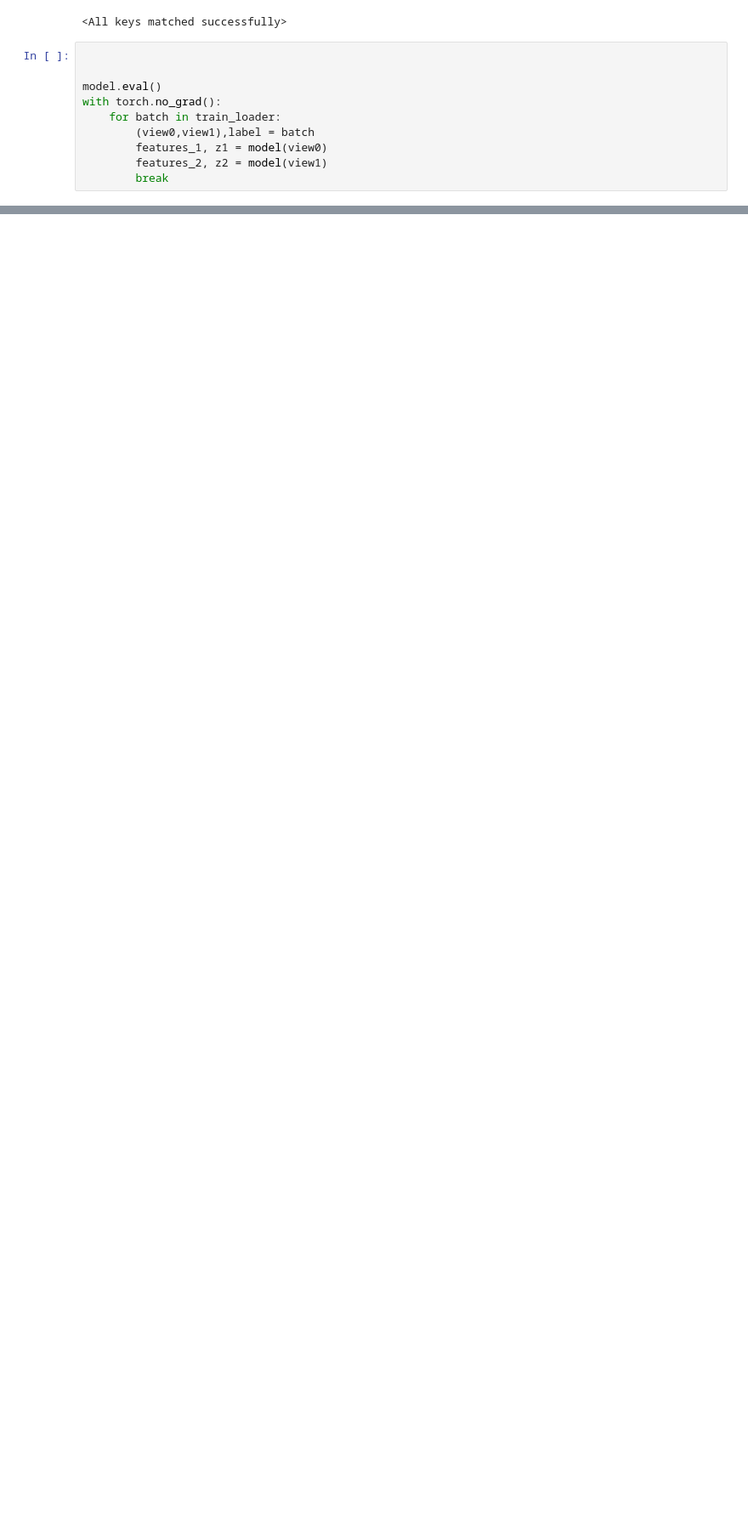
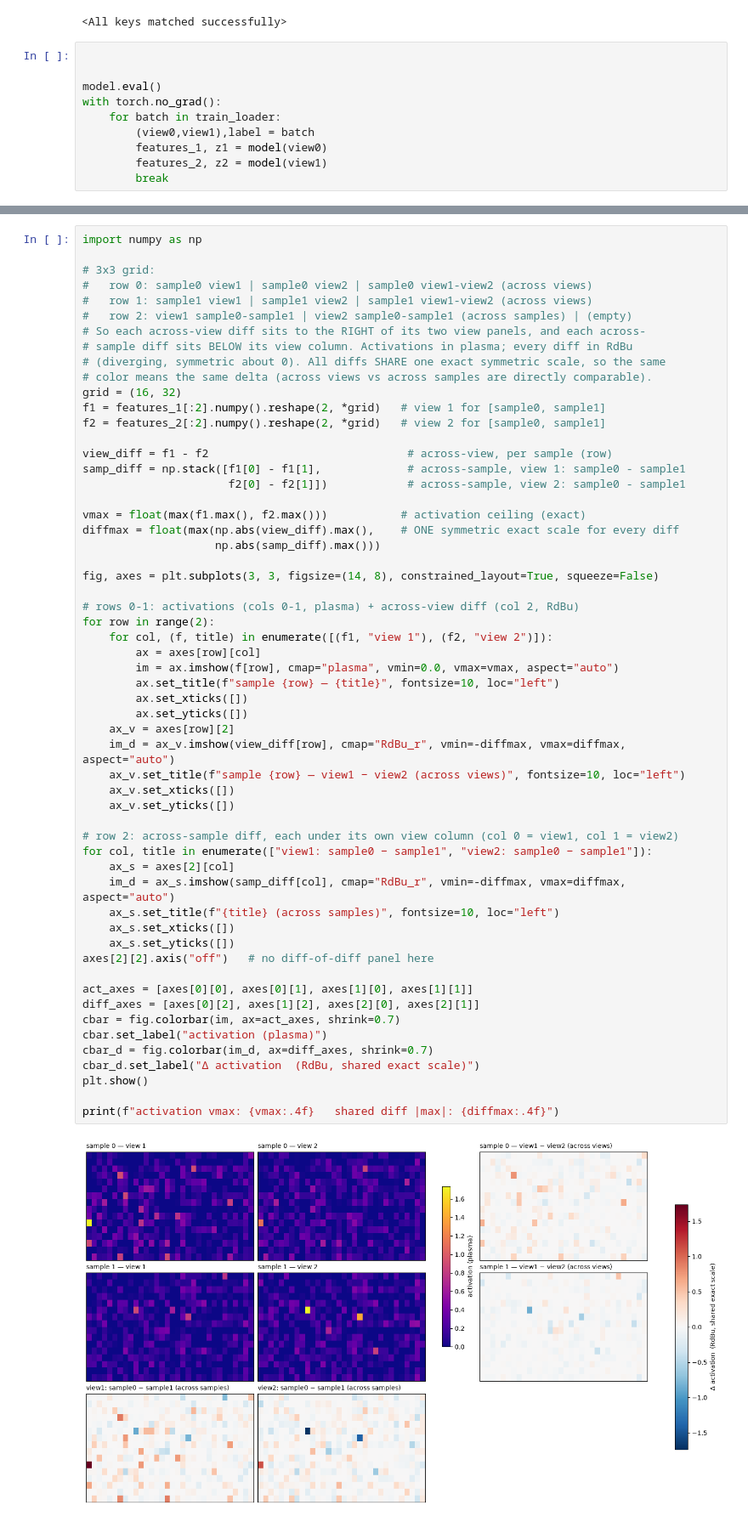
Before and after one commit to Hawar-Dzaee/eb_jepa, a Jupyter notebook: examples/my_image_jepa/notebooks/post_training/understanding_features.ipynb, the cells around one changed output, grey strips where cells are left out. Shown at 85% size. Drawn from its saved outputs; the diff is of its cells as text; blank space fills up the shorter version.

Commit message:
finishing understanding features and clustering

```diff
--- a/examples/my_image_jepa/notebooks/post_training/understanding_features.ipynb
+++ b/examples/my_image_jepa/notebooks/post_training/understanding_features.ipynb
@@ -552,0 +143,59 @@ d(frog, horse)       = 0.159   vs   d(car, boat) = 0.172   (|diff| 0.012)
+# %%
+import numpy as np
+
+# 3x3 grid:
+#   row 0: sample0 view1 | sample0 view2 | sample0 view1-view2 (across views)
+#   row 1: sample1 view1 | sample1 view2 | sample1 view1-view2 (across views)
+#   row 2: view1 sample0-sample1 | view2 sample0-sample1 (across samples) | (empty)
+# So each across-view diff sits to the RIGHT of its two view panels, and each across-
+# sample diff sits BELOW its view column. Activations in plasma; every diff in RdBu
+# (diverging, symmetric about 0). All diffs SHARE one exact symmetric scale, so the same
+# color means the same delta (across views vs across samples are directly comparable).
+grid = (16, 32)
+f1 = features_1[:2].numpy().reshape(2, *grid)   # view 1 for [sample0, sample1]
+f2 = features_2[:2].numpy().reshape(2, *grid)   # view 2 for [sample0, sample1]
+
+view_diff = f1 - f2                              # across-view, per sample (row)
+samp_diff = np.stack([f1[0] - f1[1],             # across-sample, view 1: sample0 - sample1
+                      f2[0] - f2[1]])            # across-sample, view 2: sample0 - sample1
+
+vmax = float(max(f1.max(), f2.max()))           # activation ceiling (exact)
+diffmax = float(max(np.abs(view_diff).max(),    # ONE symmetric exact scale for every diff
+                    np.abs(samp_diff).max()))
+
+fig, axes = plt.subplots(3, 3, figsize=(14, 8), constrained_layout=True, squeeze=False)
+
+# rows 0-1: activations (cols 0-1, plasma) + across-view diff (col 2, RdBu)
+for row in range(2):
+    for col, (f, title) in enumerate([(f1, "view 1"), (f2, "view 2")]):
+        ax = axes[row][col]
+        im = ax.imshow(f[row], cmap="plasma", vmin=0.0, vmax=vmax, aspect="auto")
+        ax.set_title(f"sample {row} — {title}", fontsize=10, loc="left")
+        ax.set_xticks([])
+        ax.set_yticks([])
+    ax_v = axes[row][2]
+    im_d = ax_v.imshow(view_diff[row], cmap="RdBu_r", vmin=-diffmax, vmax=diffmax, aspect="auto")
+    ax_v.set_title(f"sample {row} — view1 − view2 (across views)", fontsize=10, loc="left")
+    ax_v.set_xticks([])
+    ax_v.set_yticks([])
+
+# row 2: across-sample diff, each under its own view column (col 0 = view1, col 1 = view2)
+for col, title in enumerate(["view1: sample0 − sample1", "view2: sample0 − sample1"]):
+    ax_s = axes[2][col]
+    im_d = ax_s.imshow(samp_diff[col], cmap="RdBu_r", vmin=-diffmax, vmax=diffmax, aspect="auto")
+    ax_s.set_title(f"{title} (across samples)", fontsize=10, loc="left")
+    ax_s.set_xticks([])
+    ax_s.set_yticks([])
+axes[2][2].axis("off")   # no diff-of-diff panel here
+
+act_axes = [axes[0][0], axes[0][1], axes[1][0], axes[1][1]]
+diff_axes = [axes[0][2], axes[1][2], axes[2][0], axes[2][1]]
+cbar = fig.colorbar(im, ax=act_axes, shrink=0.7)
+cbar.set_label("activation (plasma)")
+cbar_d = fig.colorbar(im_d, ax=diff_axes, shrink=0.7)
+cbar_d.set_label("Δ activation  (RdBu, shared exact scale)")
+plt.show()
+
+print(f"activation vmax: {vmax:.4f}   shared diff |max|: {diffmax:.4f}")
+# %% [output]
+[figure, added]
```
Also changed, not shown: parts of 16 cells of this notebook, 4 other files.
